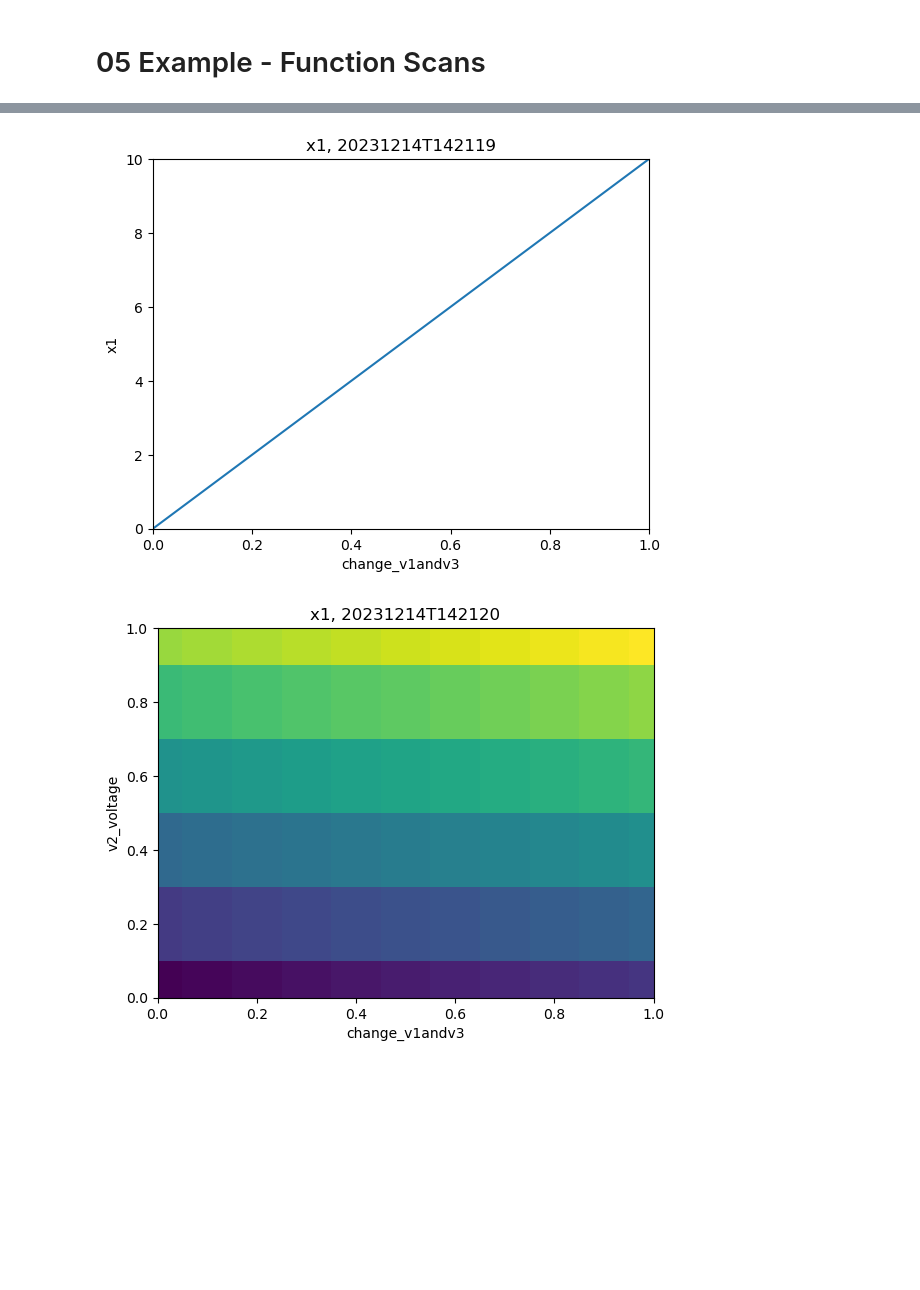
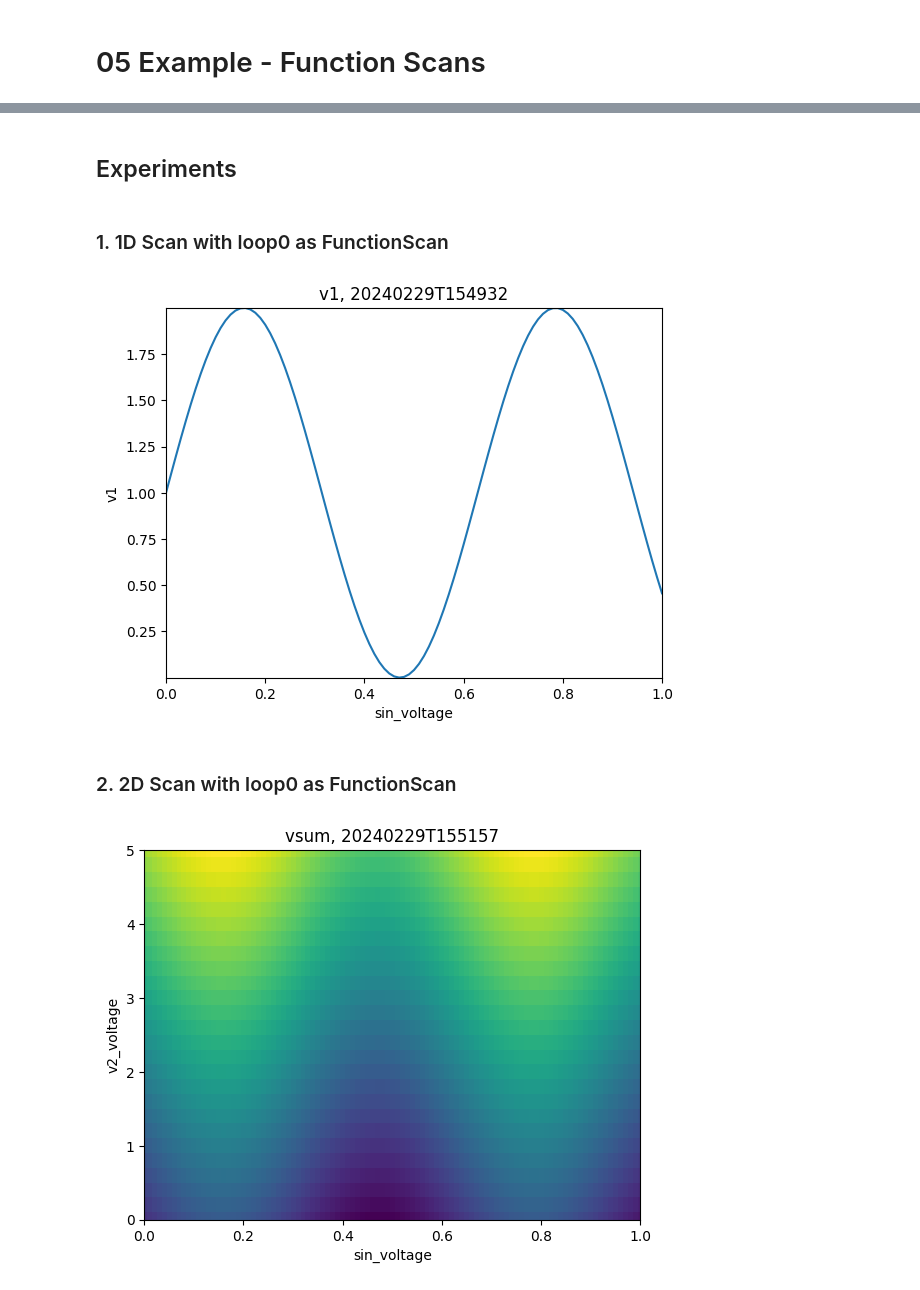
Before and after one commit to sandialabs/pyscan, a Jupyter notebook: docs/source/basics/demo_notebooks/05-example_function_scans.ipynb, the cells around one changed output, grey strips where cells are left out. Drawn from its saved outputs; the diff is of its cells as text; code cells hidden in the pictures; blank space fills up the shorter version.

```diff
--- a/docs/source/basics/demo_notebooks/05-example_function_scans.ipynb
+++ b/docs/source/basics/demo_notebooks/05-example_function_scans.ipynb
@@ -49,0 +31,17 @@ devices.v3 = ps.TestVoltage()
+# %%
+def get_voltage_data(expt):
+    """
+    Reads the voltage from v1, v2 devices, and adds a calculated value vsum
+    """
+
+    runinfo = expt.runinfo
+    devices = expt.devices
+
+    d = ps.ItemAttribute()
+
+    d.v1 = devices.v1.voltage
+    d.v2 = devices.v2.voltage
+
+    d.vsum = d.v1 + d.v2
+
+    return d
@@ -50,5 +50,8 @@ devices.v3 = ps.TestVoltage()
 # %%
-def change_v1andv3(value):
-    devices.v1.voltage = value
-    devices.v3.voltage = 2*value
+def sin_voltage(value):
+    devices.v1.voltage = np.sin(10*value) + 1
+# %% [markdown]
+## Experiments
+# %% [markdown]
+### 1. 1D Scan with loop0 as FunctionScan
 # %%
@@ -64,21 +66,22 @@ expt.run()
 
 sleep(1)
 # %%
-ps.live_plot1D(expt)
+ps.live_plot1D(expt, data_name="v1")
 # %% [output]
-[figure, old version]
+[figure, new version]
+# %% [markdown]
+### 2. 2D Scan with loop0 as FunctionScan
 # %%
-# 2D data
+# Setup runinfo with loop0 as FunctionScan and loop1 as PropertyScan
 runinfo = ps.RunInfo()
-runinfo.loop0 = ps.FunctionScan(change_v1andv3, ps.drange(0, 0.1, 1), dt=0.01)
-runinfo.loop1 = ps.PropertyScan({'v2': ps.drange(0, 0.2, 1)}, prop='voltage', dt=0.01)
+runinfo.loop0 = ps.FunctionScan(sin_voltage, ps.drange(0, 0.01, 1), dt=0.01)
+runinfo.loop1 = ps.PropertyScan({'v2': ps.drange(0, 0.2, 5)}, prop='voltage', dt=0.01)
 
-runinfo.measure_function = generate_multiD_data
+runinfo.measure_function = get_voltage_data
 
-# This is the only important difference
 expt = ps.Sweep(runinfo, devices)
 expt.start_thread()
 # %%
-ps.live_plot2D(expt)
+ps.live_plot2D(expt, data_name="vsum")
 # %% [output]
-[figure, old version]
+[figure, new version]
```
Also changed, not shown: parts of 7 cells of this notebook, 7 other files.
